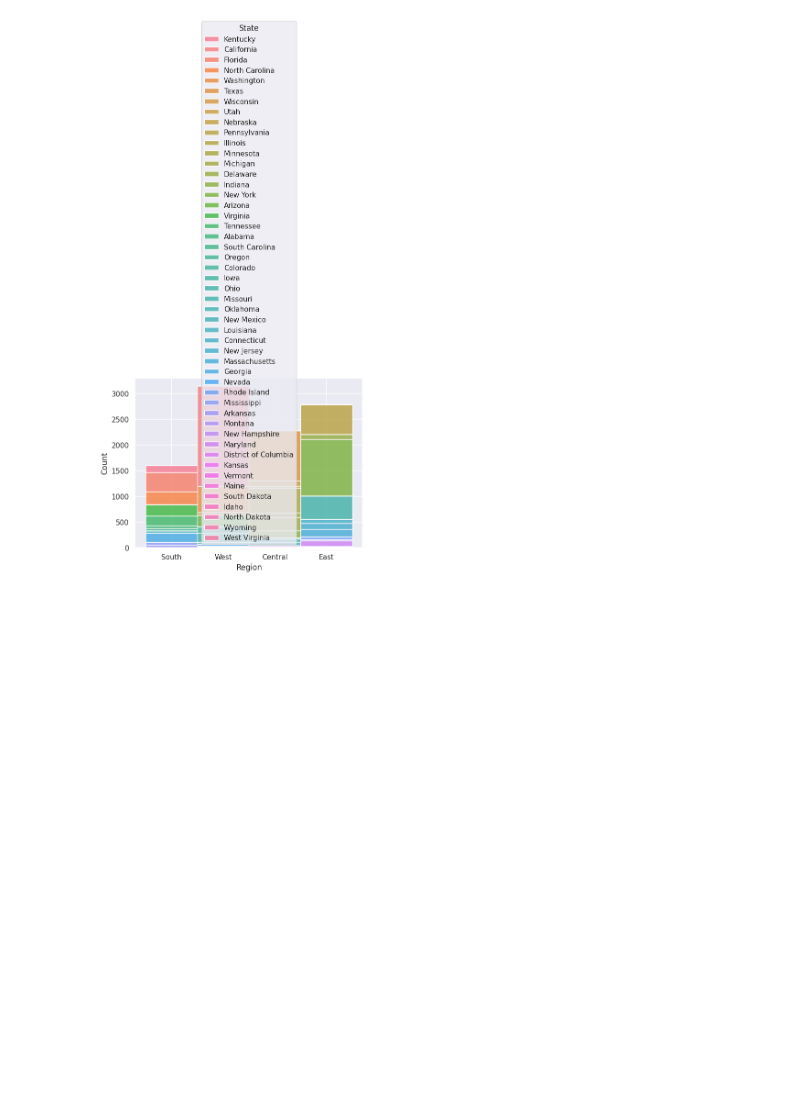
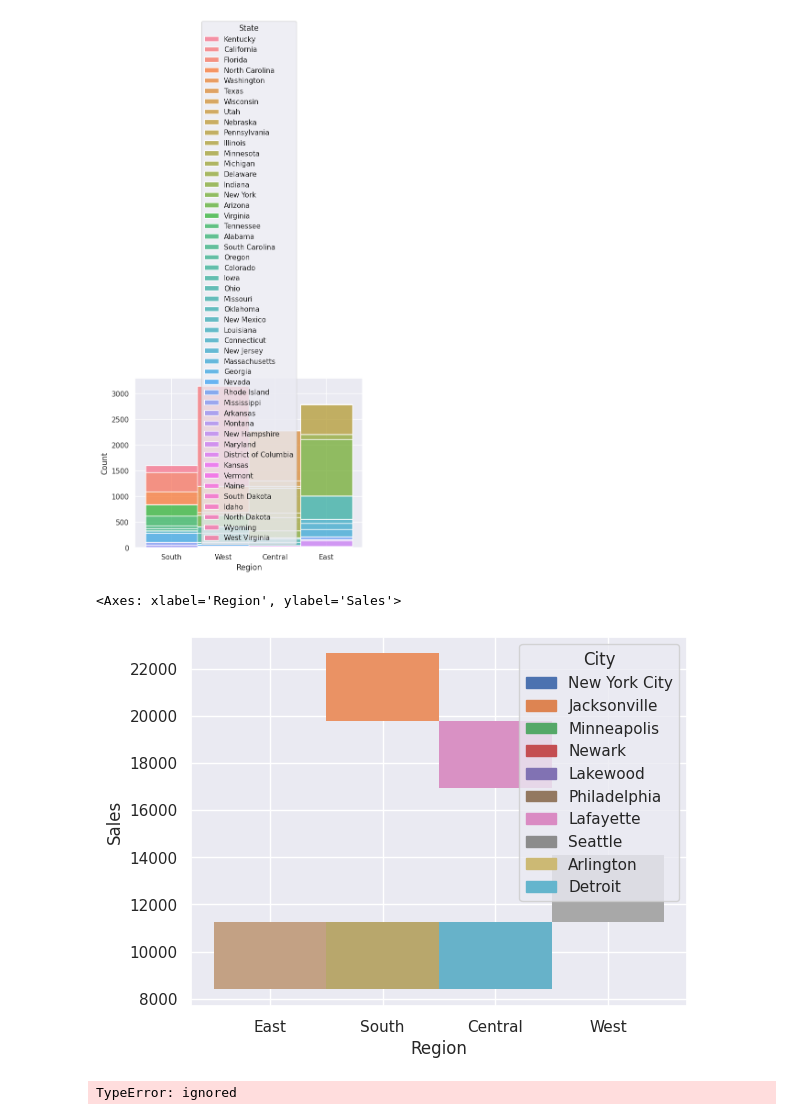
Before and after one commit to emilianoCabrera/Retail_Store_CoderHouse, a Jupyter notebook: Dataset_Retail_Store_Cabrera_Emiliano.ipynb, the cells around one changed output. Cells and saved outputs as stored; diff of their text form; code cells hidden in the pictures; blank space fills up the shorter version.

```diff
--- a/Dataset_Retail_Store_Cabrera_Emiliano.ipynb
+++ b/Dataset_Retail_Store_Cabrera_Emiliano.ipynb
@@ -184,12 +208,23 @@ sns.histplot(data=df_Store, x="Sales", hue="Region", multiple="stack")
+# %%
+# HISTOGRAMA en Seaborn - Calculo de Región con mayor número de ventas
+
+sns.histplot(data=top10, x="Region", y="Sales", hue="City", multiple="stack")
+# %% [output]
+<Axes: xlabel='Region', ylabel='Sales'>
+[figure, added]
 # %%
-xo = "State"
-yo = "Sales"
+xo = df_Store('State')
+yo = df_Store('Sales')
 
 plt.plot
-#plt.bar(xo,yo, color='y', linestyle="--")
+plt.bar(xo,yo, color='y', linestyle="--")
+
+
 
 plt.xlabel ("Estados de USA")
 plt.ylabel ("Ventas totales Acumudadas")
 plt.show
+# %% [output]
+TypeError: ignored
 # %%
 sns.histplot?
```
Also changed, not shown: parts of 14 cells of this notebook.
